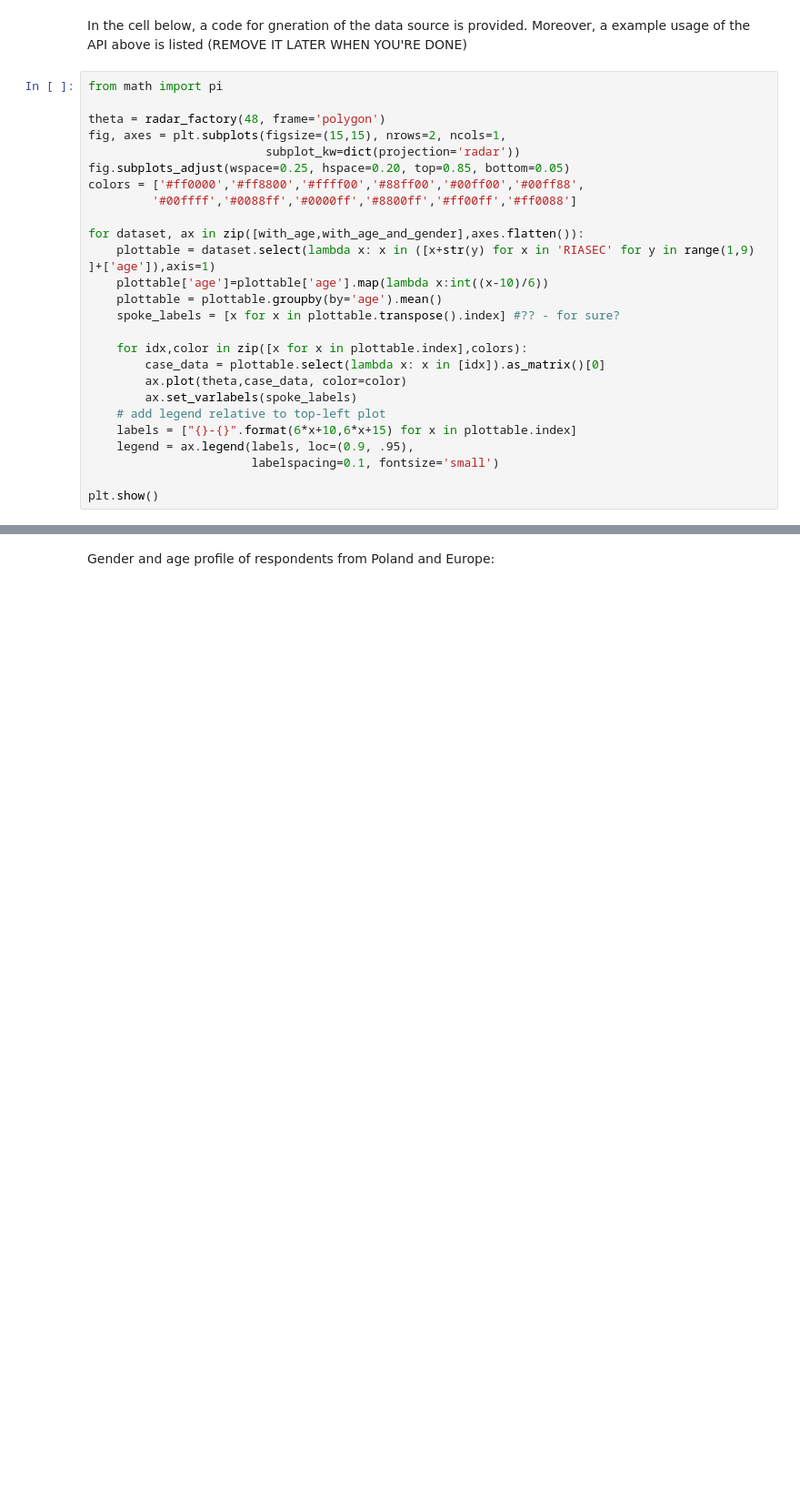
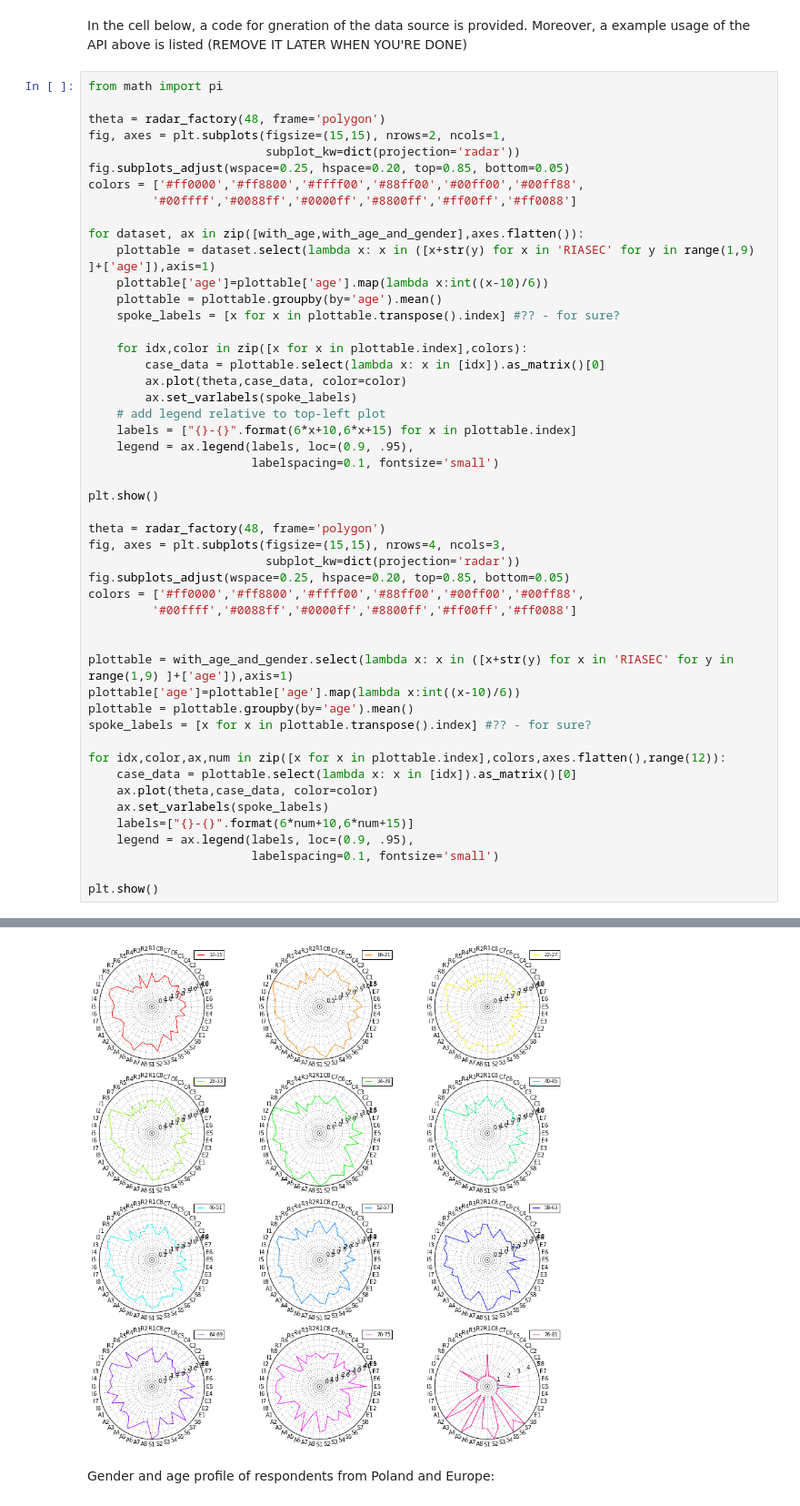
Before and after one commit to Zantyr/dissertation, a Jupyter notebook: EDA.ipynb, the cells around one changed output, grey strips where cells are left out. Shown at 91% size. Drawn from its saved outputs; the diff is of its cells as text; blank space fills up the shorter version.

```diff
--- a/EDA.ipynb
+++ b/EDA.ipynb
@@ -301,31 +301,55 @@ In the cell below, a code for gneration of the data source is provided. Moreover
 # %%
 from math import pi
 
 theta = radar_factory(48, frame='polygon')
 fig, axes = plt.subplots(figsize=(15,15), nrows=2, ncols=1,
                          subplot_kw=dict(projection='radar'))
 fig.subplots_adjust(wspace=0.25, hspace=0.20, top=0.85, bottom=0.05)
 colors = ['#ff0000','#ff8800','#ffff00','#88ff00','#00ff00','#00ff88',
          '#00ffff','#0088ff','#0000ff','#8800ff','#ff00ff','#ff0088']
 
 for dataset, ax in zip([with_age,with_age_and_gender],axes.flatten()):
     plottable = dataset.select(lambda x: x in ([x+str(y) for x in 'RIASEC' for y in range(1,9) ]+['age']),axis=1)
     plottable['age']=plottable['age'].map(lambda x:int((x-10)/6))
     plottable = plottable.groupby(by='age').mean()
     spoke_labels = [x for x in plottable.transpose().index] #?? - for sure?
 
     for idx,color in zip([x for x in plottable.index],colors):
         case_data = plottable.select(lambda x: x in [idx]).as_matrix()[0]
         ax.plot(theta,case_data, color=color)
         ax.set_varlabels(spoke_labels)
     # add legend relative to top-left plot
     labels = ["{}-{}".format(6*x+10,6*x+15) for x in plottable.index]
     legend = ax.legend(labels, loc=(0.9, .95),
                        labelspacing=0.1, fontsize='small')
 
 plt.show()
+
+theta = radar_factory(48, frame='polygon')
+fig, axes = plt.subplots(figsize=(15,15), nrows=4, ncols=3,
+                         subplot_kw=dict(projection='radar'))
+fig.subplots_adjust(wspace=0.25, hspace=0.20, top=0.85, bottom=0.05)
+colors = ['#ff0000','#ff8800','#ffff00','#88ff00','#00ff00','#00ff88',
+         '#00ffff','#0088ff','#0000ff','#8800ff','#ff00ff','#ff0088']
+
+
+plottable = with_age_and_gender.select(lambda x: x in ([x+str(y) for x in 'RIASEC' for y in range(1,9) ]+['age']),axis=1)
+plottable['age']=plottable['age'].map(lambda x:int((x-10)/6))
+plottable = plottable.groupby(by='age').mean()
+spoke_labels = [x for x in plottable.transpose().index] #?? - for sure?
+
+for idx,color,ax,num in zip([x for x in plottable.index],colors,axes.flatten(),range(12)):
+    case_data = plottable.select(lambda x: x in [idx]).as_matrix()[0]
+    ax.plot(theta,case_data, color=color)
+    ax.set_varlabels(spoke_labels)
+    labels=["{}-{}".format(6*num+10,6*num+15)]
+    legend = ax.legend(labels, loc=(0.9, .95),
+                       labelspacing=0.1, fontsize='small')
+
+plt.show()
 # %% [output]
 [figure]
+[figure, added]
 # %% [markdown]
 Gender and age profile of respondents from Poland and Europe:
 # %%
```
Also changed, not shown: parts of 1 cell of this notebook, 42 other files.
